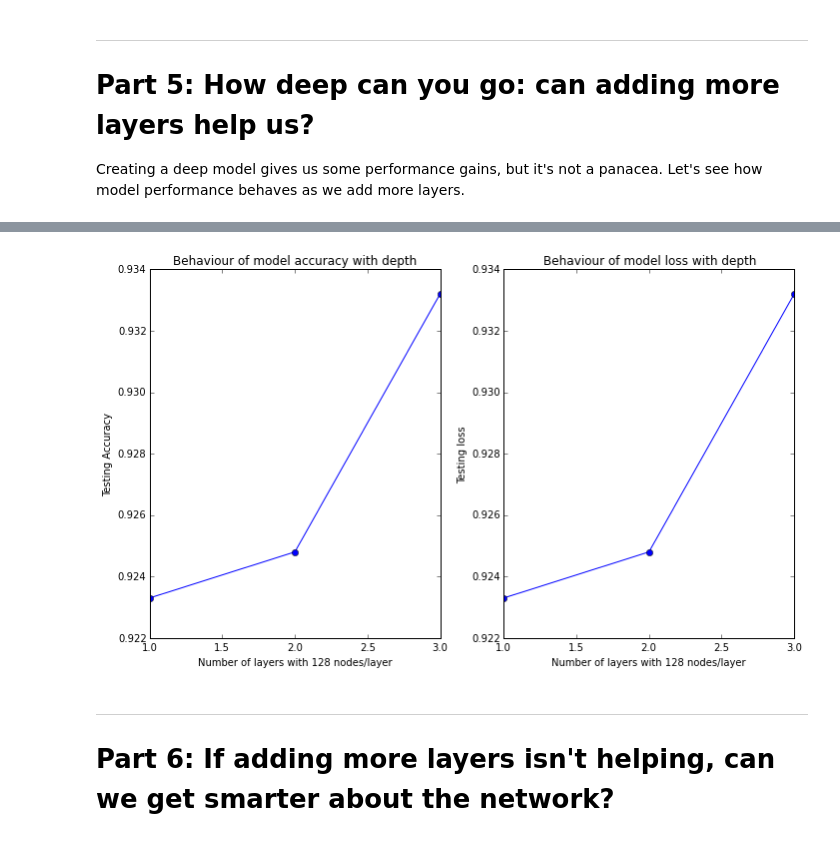
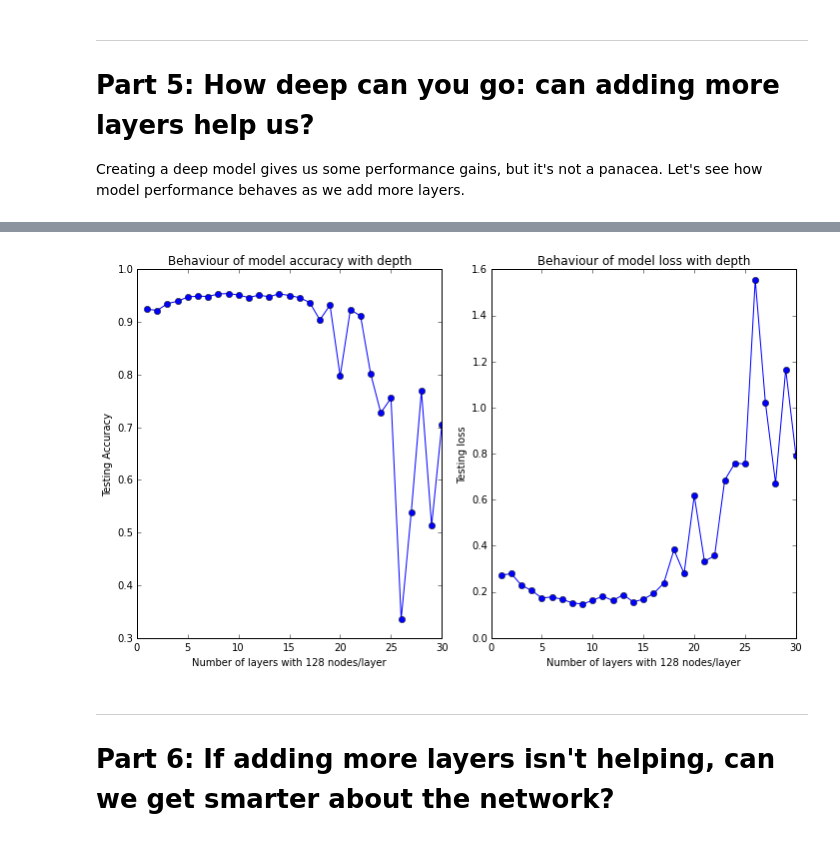
Before and after one commit to anniecherk/scikit_learn_and_keras_demo_fall_2017, a Jupyter notebook: Keras Demo.ipynb, the cells around one changed output, grey strips where cells are left out. Drawn from its saved outputs; the diff is of its cells as text; code cells hidden in the pictures.

Commit message:
Finished the depth experiment and added the plot

```diff
--- a/Keras Demo.ipynb
+++ b/Keras Demo.ipynb
@@ -387,8 +387,6 @@ def depth_accuracy_analysis(x_train, y_train, x_test, y_test, max_layers, layer_
     Returns:
         A List of floats as the accuracies of the model on the test set
     """
-
-    # todo:: num_classes
     acc_scores = []
 
     # Build up and test 1 - max layers
@@ -400,7 +398,7 @@ def depth_accuracy_analysis(x_train, y_train, x_test, y_test, max_layers, layer_
         for j in range(1, i):
             mlp_model.add(Dense(layer_size, activation='relu'))
 
-        mlp_model.add(Dense(num_classes, activation='softmax'))
+        mlp_model.add(Dense(y_train.shape[1], activation='softmax'))
         mlp_model.compile(loss='categorical_crossentropy', optimizer=SGD(), metrics=['accuracy'])
         history = mlp_model.fit(x_train, y_train,
                         batch_size=128,
@@ -430,24 +421,25 @@ scores = depth_accuracy_analysis(x_train, y_train, x_test, y_test, max_layers, l
 # %%
 matplotlib.rcParams['figure.figsize']
 
 plt.subplot(1, 2, 1)
 
 # Plot Accuracy
 plt.plot(range(1, max_layers + 1), map(lambda x: x[1], scores), 'o-')
 plt.title('Behaviour of model accuracy with depth')
 plt.ylabel('Testing Accuracy')
 plt.xlabel('Number of layers with {} nodes/layer'.format(layer_size))
 
 # Plot Loss
 plt.subplot(1, 2, 2)
-plt.plot(range(1, max_layers + 1), map(lambda x: x[1], scores), 'o-')
+plt.plot(range(1, max_layers + 1), map(lambda x: x[0], scores), 'o-')
 plt.title('Behaviour of model loss with depth')
 plt.ylabel('Testing loss')
 plt.xlabel('Number of layers with {} nodes/layer'.format(layer_size))
 plt.tight_layout()
+plt.savefig('depth_experiment_{}-layers_{}-layer_size.png'.format(max_layers, layer_size))
 plt.show()
 # %% [output]
-[figure, old version]
+[figure, new version]
 # %% [markdown]
 -----
 
```
Also changed, not shown: parts of 4 cells of this notebook, 1 other file.
